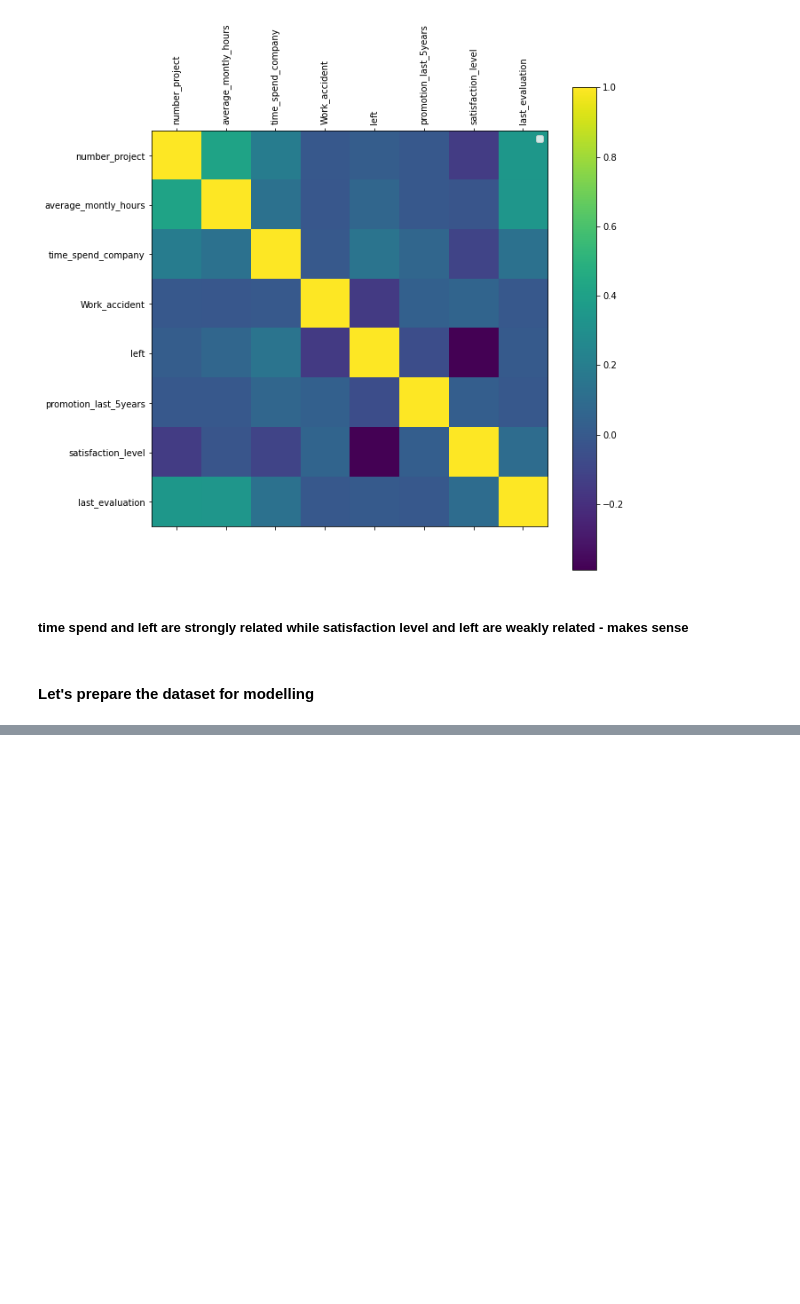
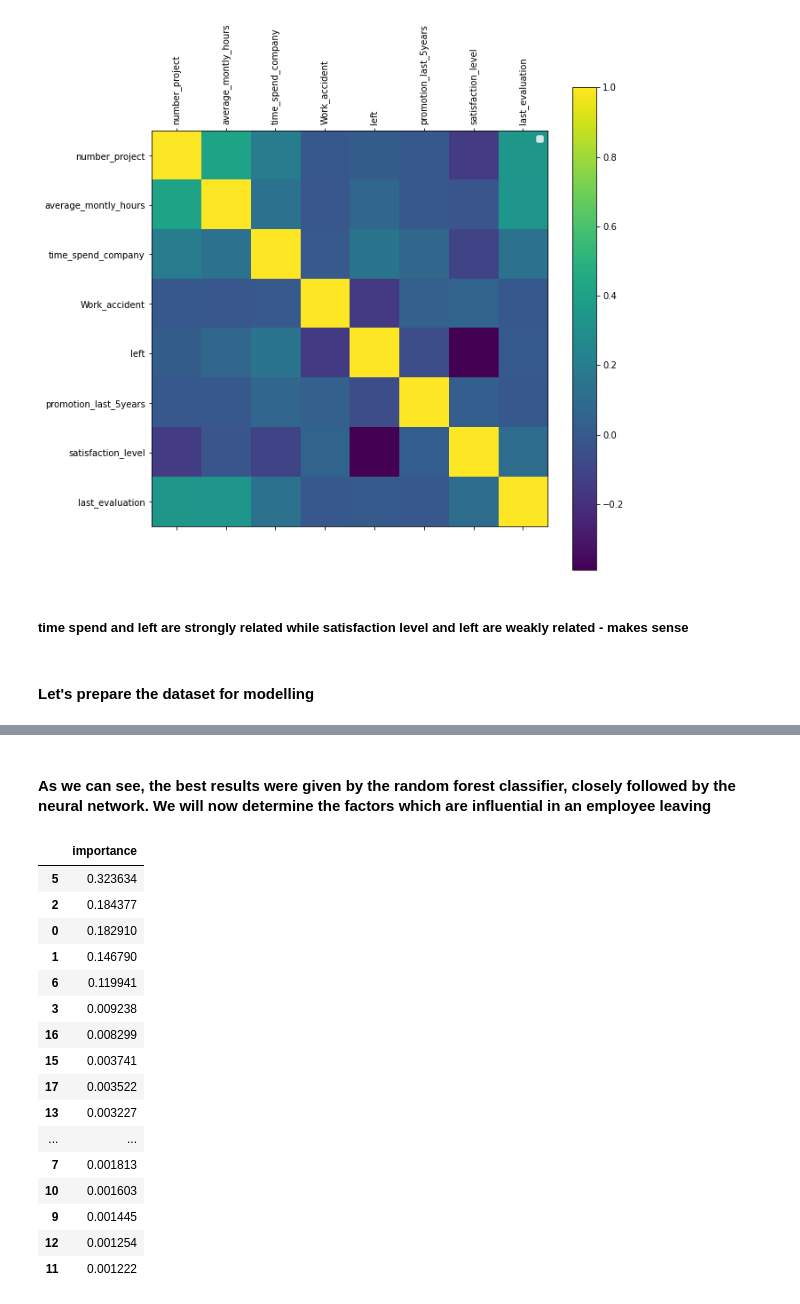
Before and after one commit to keto08/Employee-Retention-Analysis, a Jupyter notebook: Employee_Retention.ipynb, the cells around one changed output, grey strips where cells are left out. Saved outputs shown, nothing was run; the diff lists cells and outputs as text; code cells hidden in the pictures; blank space fills up the shorter version.

```diff
--- a/Employee_Retention.ipynb
+++ b/Employee_Retention.ipynb
@@ -214,0 +317,15 @@ No handles with labels found to put in legend.
+# %%
+from sklearn.ensemble import RandomForestClassifier
+from sklearn.metrics import confusion_matrix
+from sklearn.metrics import classification_report
+from sklearn.metrics import accuracy_score
+
+model_RF = RandomForestClassifier()
+model_RF.fit(X_train, y_train)
+
+predictions = model_RF.predict(X_test)
+score = model_RF.score(X_test, y_test)
+
+print("Accuracy {0:.3f}%".format(100*accuracy_score(predictions, y_test)))
+print(confusion_matrix(y_test, predictions))
+print(classification_report(y_test, predictions))
@@ -214,0 +346,11 @@ No handles with labels found to put in legend.
+# %%
+import tensorflow.keras
+from tensorflow.keras.models import Sequential
+from tensorflow.keras.layers import Dense
+
+model = Sequential()
+
+model.add(Dense(9, kernel_initializer = "uniform", activation = "relu", input_dim=18))
+model.add(Dense(1, kernel_initializer = "uniform", activation = "sigmoid"))
+
+model.compile(optimizer= "adam",loss = "binary_crossentropy",metrics = ["accuracy"])
@@ -214,0 +379,13 @@ No handles with labels found to put in legend.
+# %%
+batch_size = 10
+epochs = 25
+
+model.fit(X_train, y_train,
+                   batch_size = batch_size,
+                   epochs = epochs,
+                   verbose = 1,
+                   validation_data = (X_test, y_test))
+
+score = model.evaluate(X_test, y_test, verbose=0)
+print('Test loss:', score[0])
+print('Test accuracy:', score[1])
@@ -214,0 +526,26 @@ No handles with labels found to put in legend.
+# %% [markdown]
+#### As we can see, the best results were given by the random forest classifier, closely followed by the neural network. We will now determine the factors which are influential in an employee leaving
+# %%
+feature_importances = pd.DataFrame(model_RF.feature_importances_,
+                                   index = pd.DataFrame(X_train).columns,
+                                    columns=['importance']).sort_values('importance',ascending=False)
+
+feature_importances
+# %% [output]
+|  | importance |
+| 5 | 0.323634 |
+| 2 | 0.184377 |
+| 0 | 0.182910 |
+| 1 | 0.146790 |
+| 6 | 0.119941 |
+| 3 | 0.009238 |
+| 16 | 0.008299 |
+| 15 | 0.003741 |
+| 17 | 0.003522 |
+| 13 | 0.003227 |
+| ... | ... |
+| 7 | 0.001813 |
+| 10 | 0.001603 |
+| 9 | 0.001445 |
+| 12 | 0.001254 |
+| 11 | 0.001222 |
```
Also changed, not shown: parts of 25 cells of this notebook.
